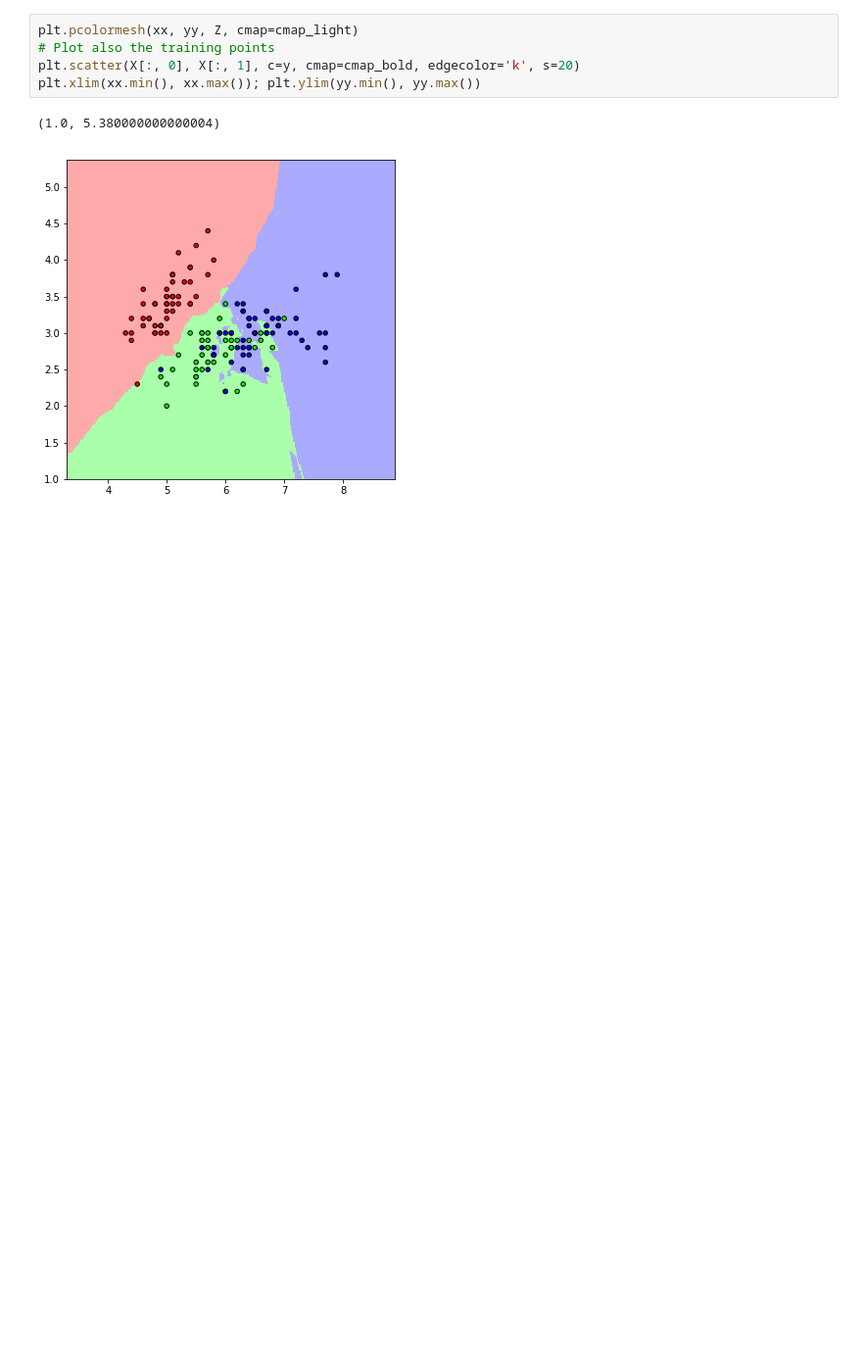
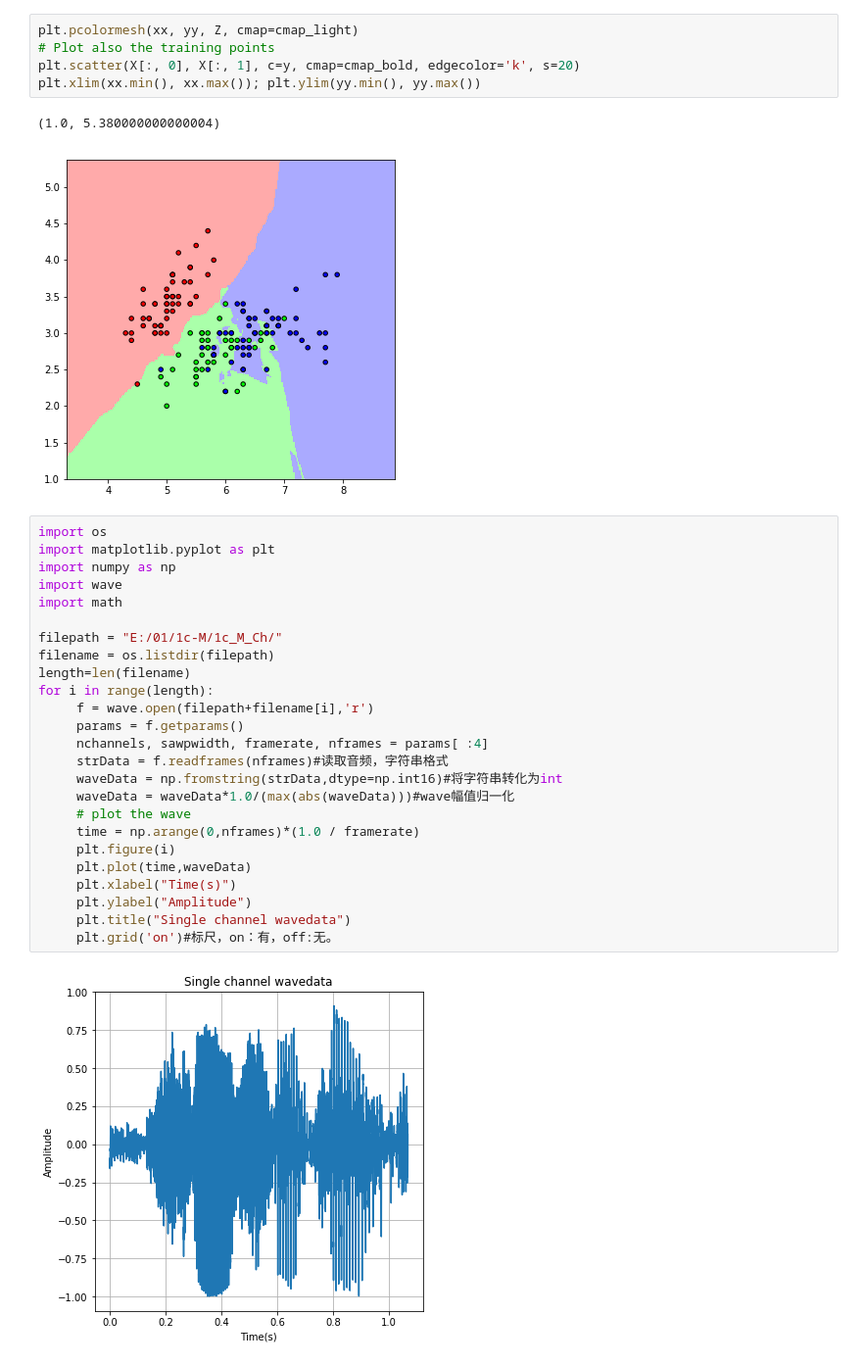
Before and after one commit to Jaimerain/planets, a Jupyter notebook: my-test.ipynb, the cells around one changed output. Shown: that part at 98% size. Saved outputs shown, nothing was run; the diff lists cells and outputs as text; blank space fills up the shorter version.

```diff
--- a/my-test.ipynb
+++ b/my-test.ipynb
@@ -65,3 +65,30 @@ plt.xlim(xx.min(), xx.max()); plt.ylim(yy.min(), yy.max())
 # %% [output]
 (1.0, 5.380000000000004)
 [figure]
+# %%
+import os
+import matplotlib.pyplot as plt
+import numpy as np
+import wave
+import math
+
+filepath = "E:/01/1c-M/1c_M_Ch/"
+filename = os.listdir(filepath)
+length=len(filename)
+for i in range(length):
+     f = wave.open(filepath+filename[i],'r')
+     params = f.getparams()
+     nchannels, sawpwidth, framerate, nframes = params[ :4]
+     strData = f.readframes(nframes)#读取音频，字符串格式
+     waveData = np.fromstring(strData,dtype=np.int16)#将字符串转化为int
+     waveData = waveData*1.0/(max(abs(waveData)))#wave幅值归一化
+     # plot the wave
+     time = np.arange(0,nframes)*(1.0 / framerate)
+     plt.figure(i)
+     plt.plot(time,waveData)
+     plt.xlabel("Time(s)")
+     plt.ylabel("Amplitude")
+     plt.title("Single channel wavedata")
+     plt.grid('on')#标尺，on：有，off:无。
+# %% [output]
+[figure, added]
```
Also changed, not shown: parts of 1 cell of this notebook.
